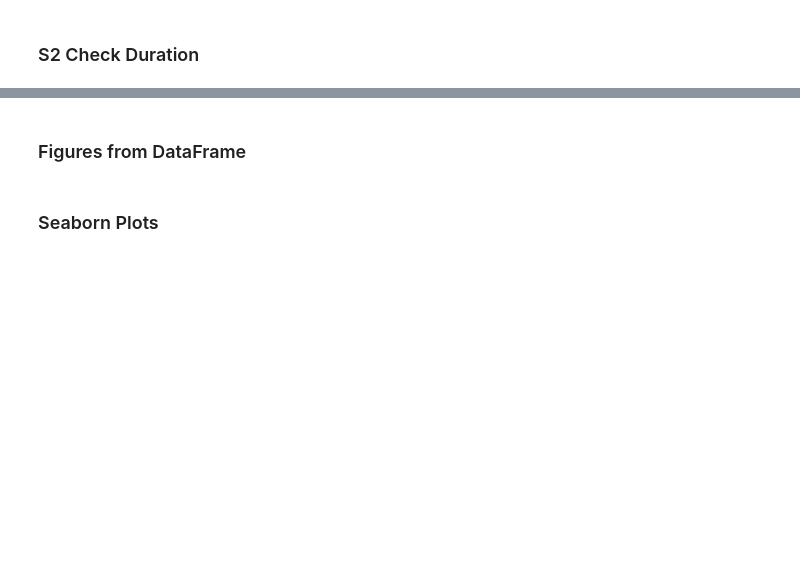
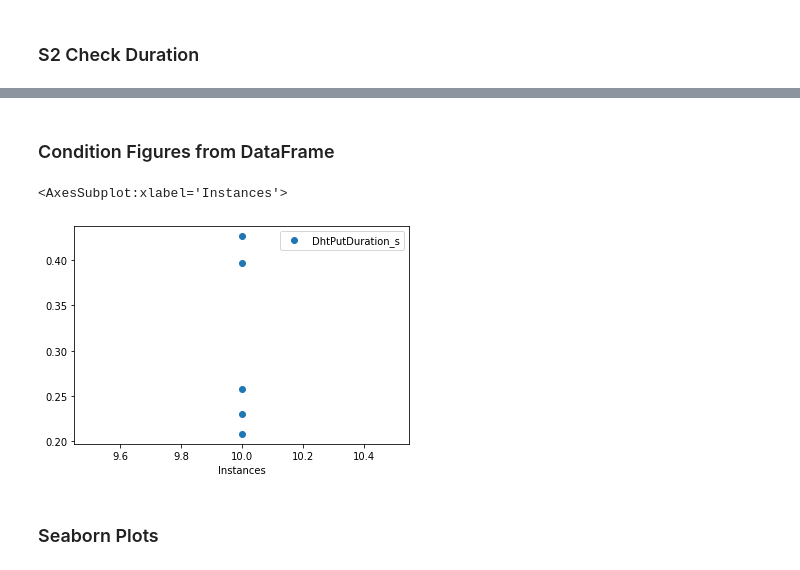
Before and after one commit to gipplab/bc_p2p, a Jupyter notebook: src/go/bc_dht/data/notebook/docker.ipynb, the cells around one changed output, grey strips where cells are left out. Saved outputs shown, nothing was run; the diff lists cells and outputs as text; code cells hidden in the pictures; blank space fills up the shorter version.

```diff
--- a/src/go/bc_dht/data/notebook/docker.ipynb
+++ b/src/go/bc_dht/data/notebook/docker.ipynb
@@ -181,5 +249,14 @@ my_data_frame.plot(x='Instances', y='DhtPutDuration_s', style='o')
 # %% [markdown]
-### Figures from DataFrame
+### Condition Figures from DataFrame
+# %%
+# selecting rows based on
+
+rslt_df = my_data_frame[(my_data_frame['Instances'] == 10) & (my_data_frame['SimJitter_ms'] == 5)]
+
+rslt_df.plot(x='Instances', y='DhtPutDuration_s', style='o')
+# %% [output]
+<AxesSubplot:xlabel='Instances'>
+[figure, added]
 # %% [markdown]
 ### Seaborn Plots
 # %%
```
Also changed, not shown: parts of 8 cells of this notebook, 1 other file.
